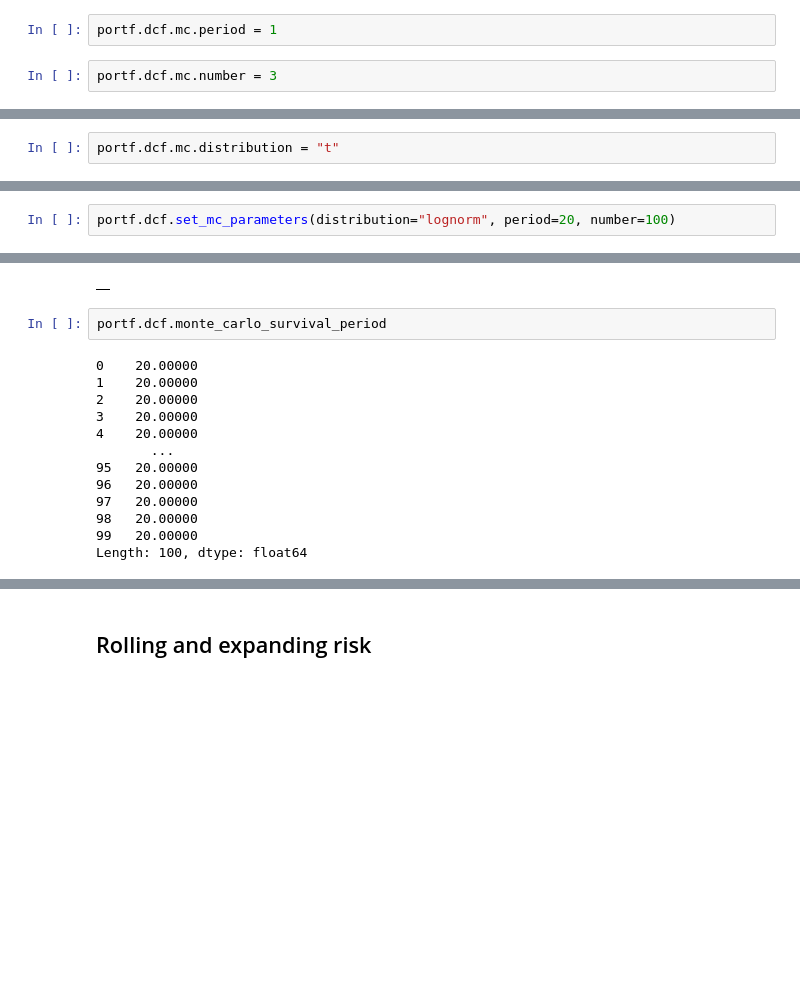
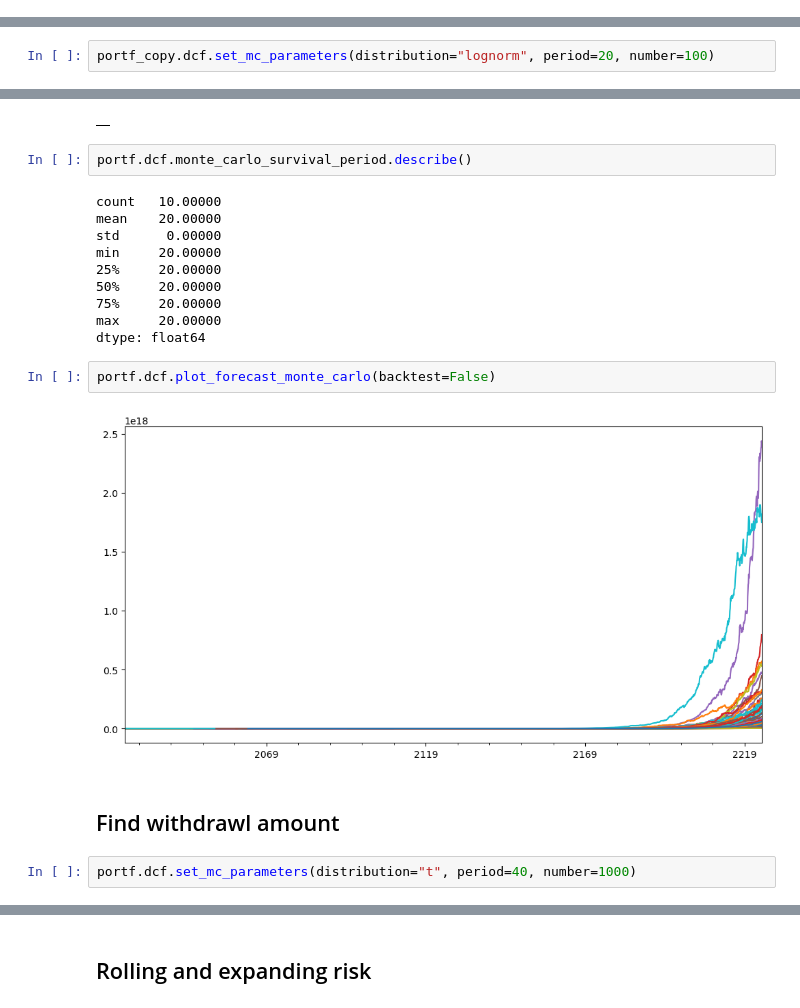
Before and after one commit to mbk-dev/okama, a Jupyter notebook: main_notebook.ipynb, the cells around one changed output, grey strips where cells are left out. Cells and saved outputs as stored; diff of their text form; blank space fills up the shorter version.

```diff
--- a/main_notebook.ipynb
+++ b/main_notebook.ipynb
@@ -55,5 +109 @@ period_length                                        21 years, 6 months
 dtype: object
-# %%
-portf.dcf.mc.period = 1
-# %%
-portf.dcf.mc.number = 3
@@ -64,2 +109,0 @@ portf.dcf.mc.number
-# %%
-portf.dcf.mc.distribution = "t"
@@ -110,2 +147,2 @@ Timestamp('2024-06-30 00:00:00')
 # %%
-portf.dcf.set_mc_parameters(distribution="lognorm", period=20, number=100)
+portf_copy.dcf.set_mc_parameters(distribution="lognorm", period=20, number=100)
@@ -120,17 +153,22 @@ portf.dcf._monte_carlo_wealth
 # %% [output]
 |  |
 # %%
-portf.dcf.monte_carlo_survival_period
+portf.dcf.monte_carlo_survival_period.describe()
 # %% [output]
-0    20.00000
-1    20.00000
-2    20.00000
-3    20.00000
-4    20.00000
-       ...
-95   20.00000
-96   20.00000
-97   20.00000
-98   20.00000
-99   20.00000
-Length: 100, dtype: float64
+count   10.00000
+mean    20.00000
+std      0.00000
+min     20.00000
+25%     20.00000
+50%     20.00000
+75%     20.00000
+max     20.00000
+dtype: float64
+# %%
+portf.dcf.plot_forecast_monte_carlo(backtest=False)
+# %% [output]
+[figure, added]
+# %% [markdown]
+## Find withdrawl amount
+# %%
+portf.dcf.set_mc_parameters(distribution="t", period=40, number=1000)
```
Also changed, not shown: parts of 19 cells of this notebook, 1 other file.
